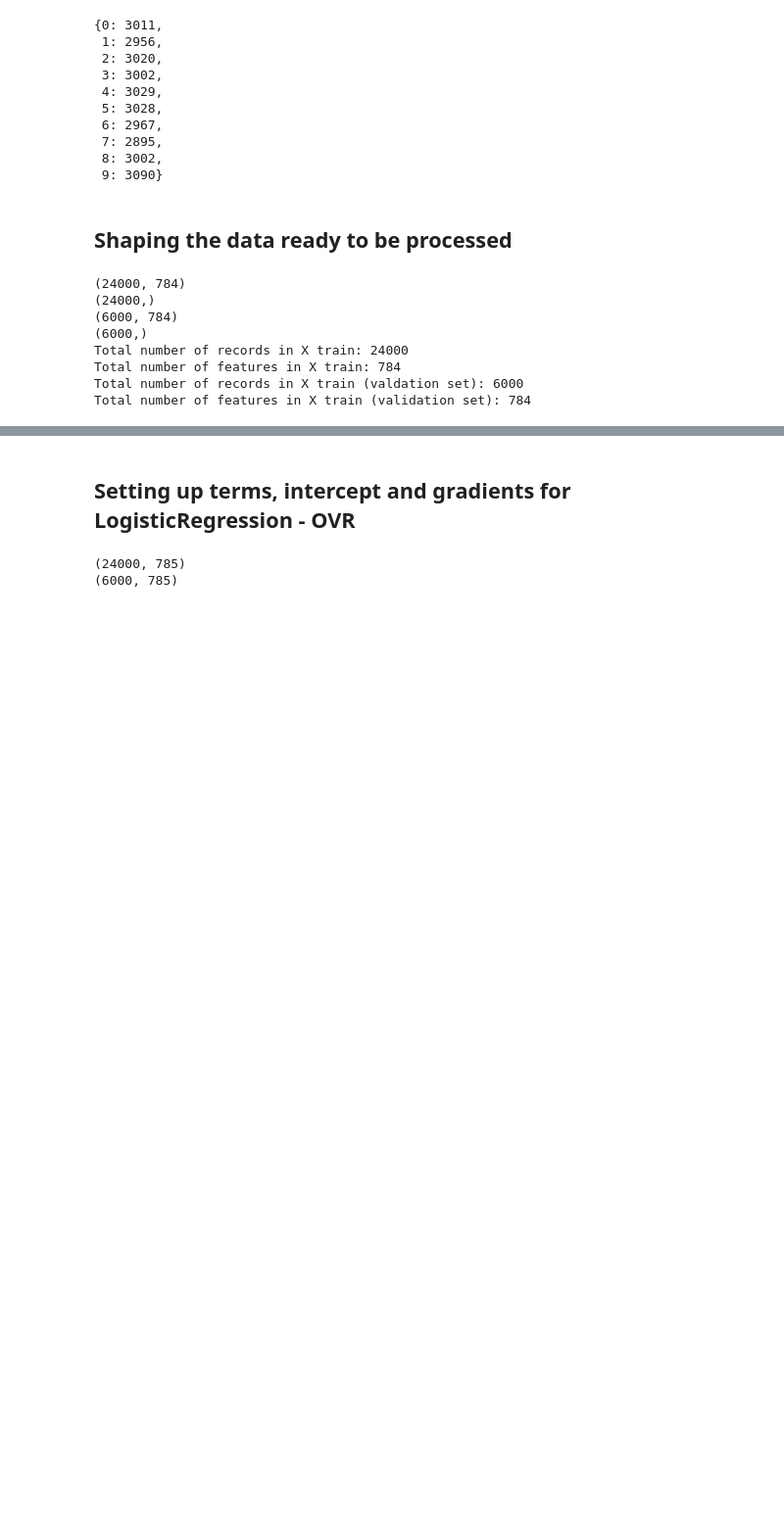
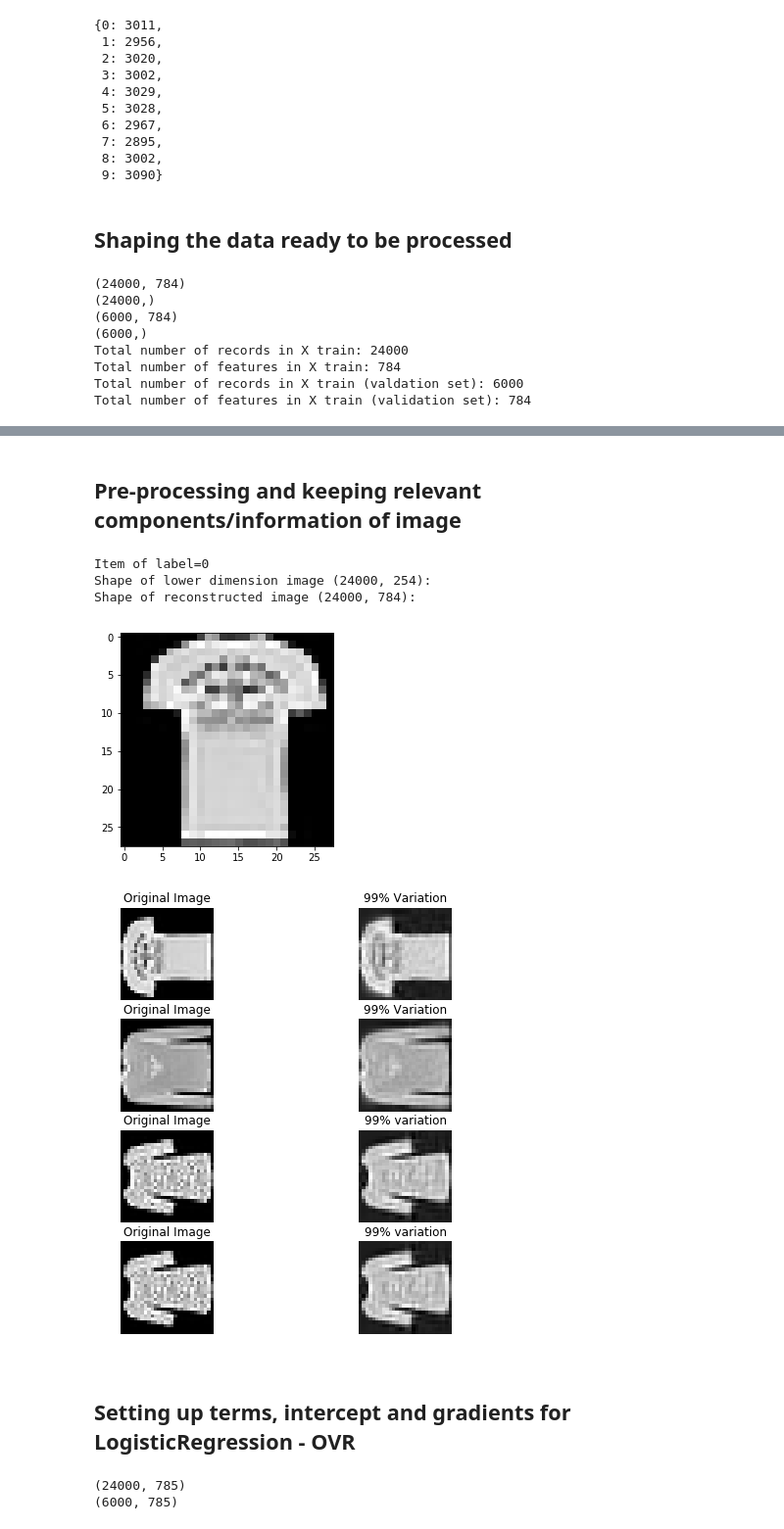
Before and after one commit to datadanb/logreg_scratch, a Jupyter notebook: assignment1-LR-OVR.ipynb, the cells around one changed output, grey strips where cells are left out. Shown at 98% size. Saved outputs shown, nothing was run; the diff lists cells and outputs as text; code cells hidden in the pictures; blank space fills up the shorter version.

```diff
--- a/assignment1-LR-OVR.ipynb
+++ b/assignment1-LR-OVR.ipynb
@@ -65,16 +74,16 @@ def construct_conf_mat(actual_y, predicted_prob, pos_class_label, thresh=0.5):
 # %%
 # Import the files in from python h5 format
 
-with h5py.File('../Input/images_training.h5','r') as H:
+with h5py.File('./Project1/data/images_training.h5','r') as H:
     data = np.copy(H['data'])
-with h5py.File('../Input/labels_training.h5','r') as H:
+with h5py.File('./Project1/data/labels_training.h5','r') as H:
     label = np.copy(H['label'])
 
 
-with h5py.File('../Input/images_testing.h5','r') as H:
+with h5py.File('./Project1/data/images_testing.h5','r') as H:
     data_test = np.copy(H['data'])
 
-with h5py.File('../Input/labels_testing_2000.h5','r') as H:
+with h5py.File('./Project1/data/labels_testing_2000.h5','r') as H:
     label_test = np.copy(H['label'])
 # %% [markdown]
 ## For reference: https://github.com/zalandoresearch/fashion-mnist
@@ -205,3 +204,68 @@ print(rank)
+# %% [markdown]
+## Pre-processing and keeping relevant components/information of image
+# %%
+from sklearn.decomposition import PCA
+from sklearn.preprocessing import normalize
+
+i = 0
+show_image(data[i],label[i])
+
+#Normalize data by subtracting mean and scaling
+X_norm = normalize(data_train)
+
+# Find the principal components that explain 99% of the data
+pca = PCA(.95)
+
+#Run PCA on normalized image data
+lower_dim_data = pca.fit_transform(X_norm)
+#Lower dimension data is 24000x254 instead of 24000*784
+print('Shape of lower dimension image {}:'.format(lower_dim_data.shape))
+
+#Project lower dimension data onto original features
+approximation = pca.inverse_transform(lower_dim_data)
+#Approximation is
+print('Shape of reconstructed image {}:'.format(approximation.shape))
+#Reshape approximation and X_norm to 784*28*28 to display images
+approximation = approximation.reshape(-1,28,28)
+X_norm = X_norm.reshape(-1,28,28)
+
+
+for i in range(0,X_norm.shape[0]):
+    X_norm[i,] = X_norm[i,].T
+    approximation[i,] = approximation[i,].T
+fig4, axarr = plt.subplots(4,2,figsize=(8,8))
+axarr[0,0].imshow(X_norm[0,],cmap='gray')
+axarr[0,0].set_title('Original Image')
+axarr[0,0].axis('off')
+axarr[0,1].imshow(approximation[0,],cmap='gray')
+axarr[0,1].set_title('99% Variation')
+axarr[0,1].axis('off')
+axarr[1,0].imshow(X_norm[1,],cmap='gray')
+axarr[1,0].set_title('Original Image')
+axarr[1,0].axis('off')
+axarr[1,1].imshow(approximation[1,],cmap='gray')
+axarr[1,1].set_title('99% Variation')
+axarr[1,1].axis('off')
+axarr[2,0].imshow(X_norm[2,],cmap='gray')
+axarr[2,0].set_title('Original Image')
+axarr[2,0].axis('off')
+axarr[2,1].imshow(approximation[2,],cmap='gray')
+axarr[2,1].set_title('99% variation')
+axarr[2,1].axis('off')
+
+axarr[3,0].imshow(X_norm[2,],cmap='gray')
+axarr[3,0].set_title('Original Image')
+axarr[3,0].axis('off')
+axarr[3,1].imshow(approximation[2,],cmap='gray')
+axarr[3,1].set_title('99% variation')
+axarr[3,1].axis('off')
+plt.show()
+# %% [output]
+Item of label=0
+Shape of lower dimension image (24000, 254):
+Shape of reconstructed image (24000, 784):
+[figure, added]
+[figure, added]
 # %% [markdown]
 ## Setting up terms, intercept and gradients for LogisticRegression - OVR
 # %%
```
Also changed, not shown: parts of 11 cells of this notebook.
